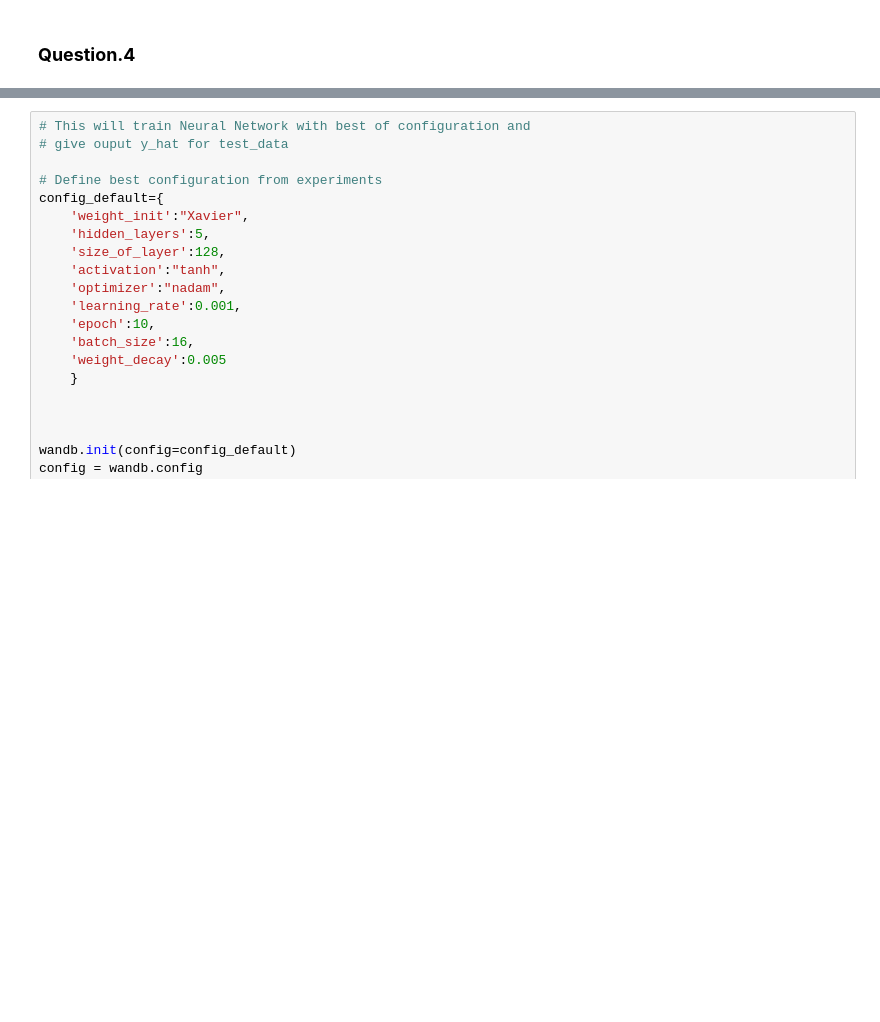
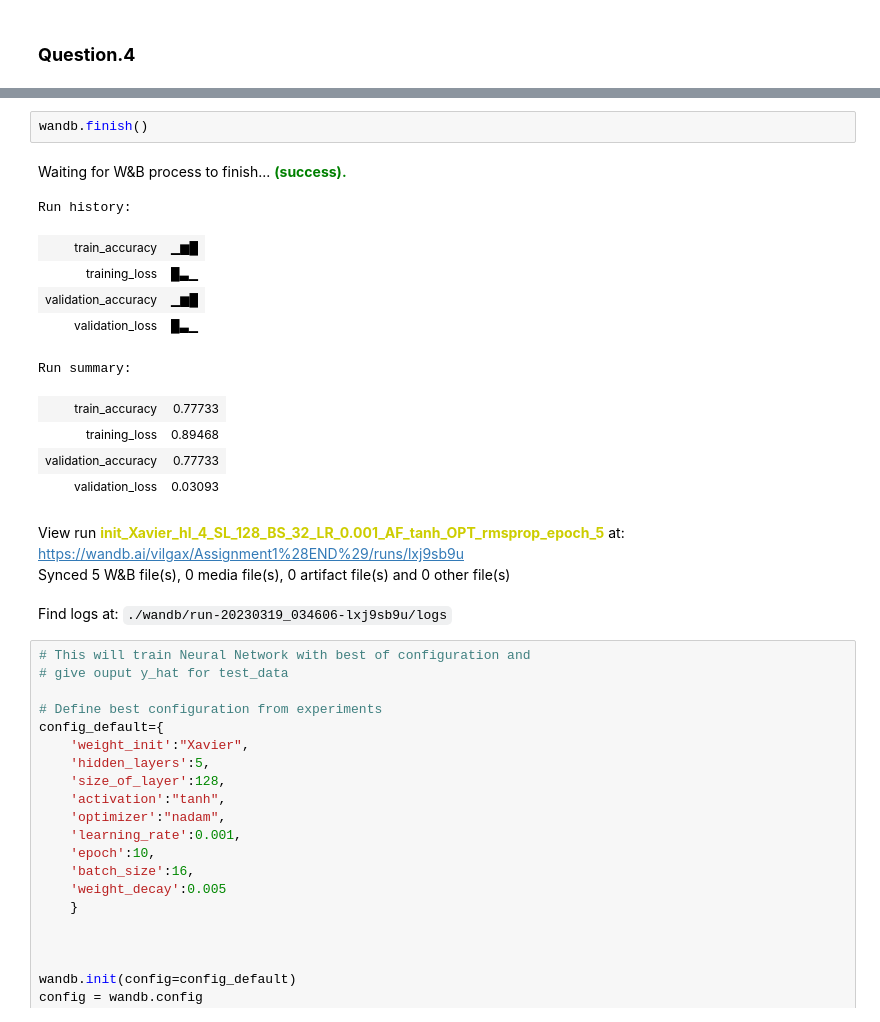
Before and after one commit to Shivam10816/CS22M082_ASSIGNEMNT_1, a Jupyter notebook: neural_network.ipynb, the cells around one changed output, grey strips where cells are left out. Saved outputs shown, nothing was run; the diff lists cells and outputs as text; blank space fills up the shorter version.

```diff
--- a/neural_network.ipynb
+++ b/neural_network.ipynb
@@ -958,3 +947,20 @@ Find logs at: ./wandb/run-20230318_090100-ujh63ax4/logs
+# %%
+wandb.finish()
+# %% [output]
+Waiting for W&B process to finish... (success).
+Run history:
+| train_accuracy | ▁▆█ |
+| training_loss | █▃▁ |
+| validation_accuracy | ▁▆█ |
+| validation_loss | █▃▁ |
+Run summary:
+| train_accuracy | 0.77733 |
+| training_loss | 0.89468 |
+| validation_accuracy | 0.77733 |
+| validation_loss | 0.03093 |
+View run init_Xavier_hl_4_SL_128_BS_32_LR_0.001_AF_tanh_OPT_rmsprop_epoch_5 at: https://wandb.ai/vilgax/Assignment1%28END%29/runs/lxj9sb9u
+Synced 5 W&B file(s), 0 media file(s), 0 artifact file(s) and 0 other file(s)
+Find logs at: ./wandb/run-20230319_034606-lxj9sb9u/logs
 # %%
 # This will train Neural Network with best of configuration and
 # give ouput y_hat for test_data
```
Also changed, not shown: parts of 4 cells of this notebook.
